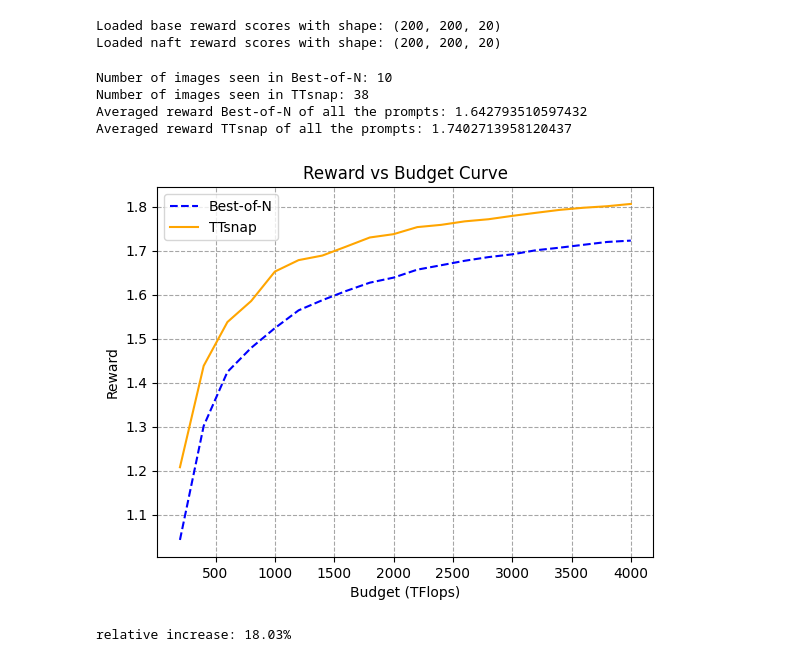
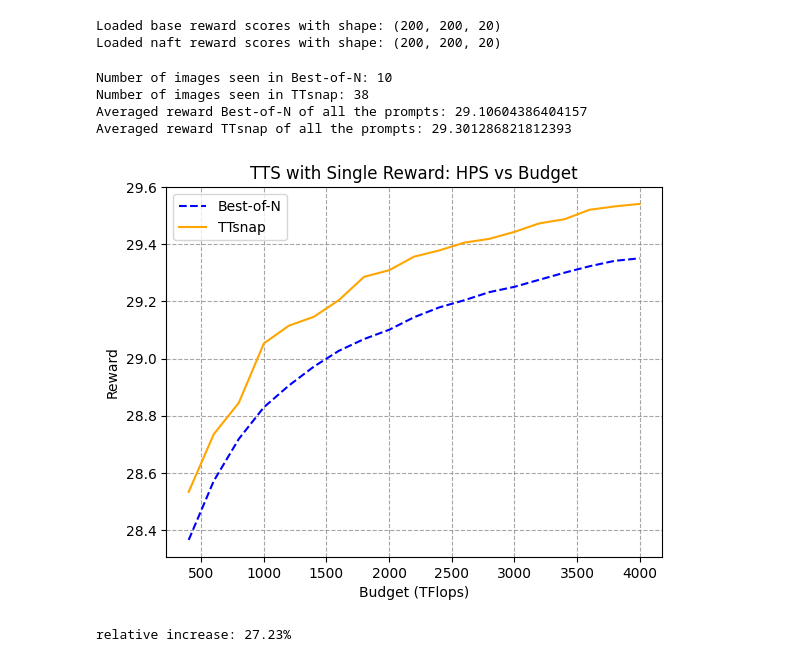
Before and after one commit to TerrysLearning/TTSnap, a Jupyter notebook: simulation/ttsnap_single.ipynb, the cells around one changed output. Saved outputs shown, nothing was run; the diff lists cells and outputs as text; code cells hidden in the pictures.

```diff
--- a/simulation/ttsnap_single.ipynb
+++ b/simulation/ttsnap_single.ipynb
@@ -10,7 +10,7 @@ import json
 '---- Load the computed reward scores of each prompt, each image and each timestep ---'
 value_folder = 'values'
 diffusion_model = 'flux' # flux or sdxl
-reward_model = 'imr' # imr or pic or hps
+reward_model = 'hps' # imr or pic or hps
 num_prompt = 200 # number of prompts to use
 num_image = 200 # number of images per prompt
 num_steps = 20 # number of diffusion inference timesteps
@@ -43,6 +43,14 @@ print(f'Loaded naft reward scores with shape: {reward_naft_all.shape}')
 # %% [output]
 Loaded base reward scores with shape: (200, 200, 20)
 Loaded naft reward scores with shape: (200, 200, 20)
+# %%
+def postprocess_reward(value, reward_model):
+    # do some postprocessing based on the reward model if needed
+    if reward_model == 'imr':
+        value = ( value - 0.16717362830052426 )/  1.0333394966054072
+    elif reward_model == 'hps':
+        value = value * 100
+    return value
 # %%
 'Compare TTSnap, TTSp and Best-of-N'
 from ttsnap_sim import *
@@ -67,13 +75,13 @@ n = int(budget / S.ttsp_cost(alpha_s=alphas, steps_use=steps_use))
 print('Number of images seen in TTsnap:', n)
 r_ttsp, _ = S.ttsp_run(reward_naft_all, image_num_use=n, alpha_s=alphas, steps_use=steps_use, iters=iters)
 
-print('Averaged reward Best-of-N of all the prompts:', r_bon)
-print('Averaged reward TTsnap of all the prompts:', r_ttsp)
+print('Averaged reward Best-of-N of all the prompts:', postprocess_reward(r_bon, reward_model))
+print('Averaged reward TTsnap of all the prompts:', postprocess_reward(r_ttsp, reward_model))
 # %% [output]
 Number of images seen in Best-of-N: 10
 Number of images seen in TTsnap: 38
-Averaged reward Best-of-N of all the prompts: 1.642793510597432
-Averaged reward TTsnap of all the prompts: 1.7402713958120437
+Averaged reward Best-of-N of all the prompts: 29.10604386404157
+Averaged reward TTsnap of all the prompts: 29.301286821812393
 # %%
 'Plot and evaluation under different budgets settings'
 from ttsnap_sim import *
@@ -83,9 +91,9 @@ from matplotlib import pyplot as plt
 denoise_budget = 9.9 # TFlops
 verifier_budget = 1.2 # TFlops
 
-budget_start = 200
+budget_start = 400
 budget_end = 4000
-iters = 40
+iters = 50
 
 S = Simulation(x=denoise_budget, y=verifier_budget, max_step=num_steps)
 
@@ -105,35 +113,42 @@ for budget in range(budget_start, budget_end+1, 200):
     results_ttsp.append(r_ttsp)
 
 
 # Plot the reward vs budget curves
-def plot_curve(budgets, rewards_out1, rewards_out2, label1, label2):
+def plot_curve(budgets, rewards_out1, rewards_out2, label1, label2, reward_model):
+    reward_name_dict = {
+        'imr': 'ImageReward',
+        'pic': 'PickScore',
+        'hps': 'HPS'}
     plt.plot(budgets, rewards_out1, label=label1, color='blue', linestyle='--')
     plt.plot(budgets, rewards_out2, label=label2, color='orange')
     plt.xlabel('Budget (TFlops)')
     plt.ylabel('Reward')
-    plt.title('Reward vs Budget Curve')
+    plt.title(f'TTS with Single Reward: {reward_name_dict.get(reward_model, "Unknown")} vs Budget')
     plt.legend()
+    plt.ylim(None, None)
     plt.grid(linestyle='--', color='gray', alpha=0.7)
     plt.show()
 
 
 def evaluate(budgets, rs, rs_base):
     # rs: PTTS
     # rs_base: TTS
     assert len(budgets) == len(rs) == len(rs_base), "Lengths must match."
     assert (np.arange(len(budgets))==np.argsort(budgets)).all(), "Budgets must be sorted in ascending order."
     y0 = np.array(rs_base)[0]
     y_rs = np.array(rs) - y0
     y_rs_base = np.array(rs_base) - y0
     area1 = integrate.simpson(y=y_rs, x=budgets)
     area2 = integrate.simpson(y=y_rs_base, x=budgets)
     increase = (area1 - area2) / area2 if area2 != 0 else float('inf')
     increase = np.round(100*increase, 2)
     print(f'relative increase: {increase.item()}%')
 
 budgets = list(range(budget_start, budget_end+1, 200))
-plot_curve(budgets, results_bon, results_ttsp, label1='Best-of-N', label2='TTsnap')
+results_bon = postprocess_reward(np.array(results_bon), reward_model)
+results_ttsp = postprocess_reward(np.array(results_ttsp), reward_model)
+plot_curve(budgets, results_bon, results_ttsp, label1='Best-of-N', label2='TTsnap', reward_model= reward_model)
 omega = evaluate(budgets, results_ttsp, results_bon)
 # %% [output]
-[figure, old version]
+[figure, new version]
-relative increase: 18.03%
+relative increase: 27.23%
```
Also changed, not shown: parts of 1 cell of this notebook, 8 other files.
